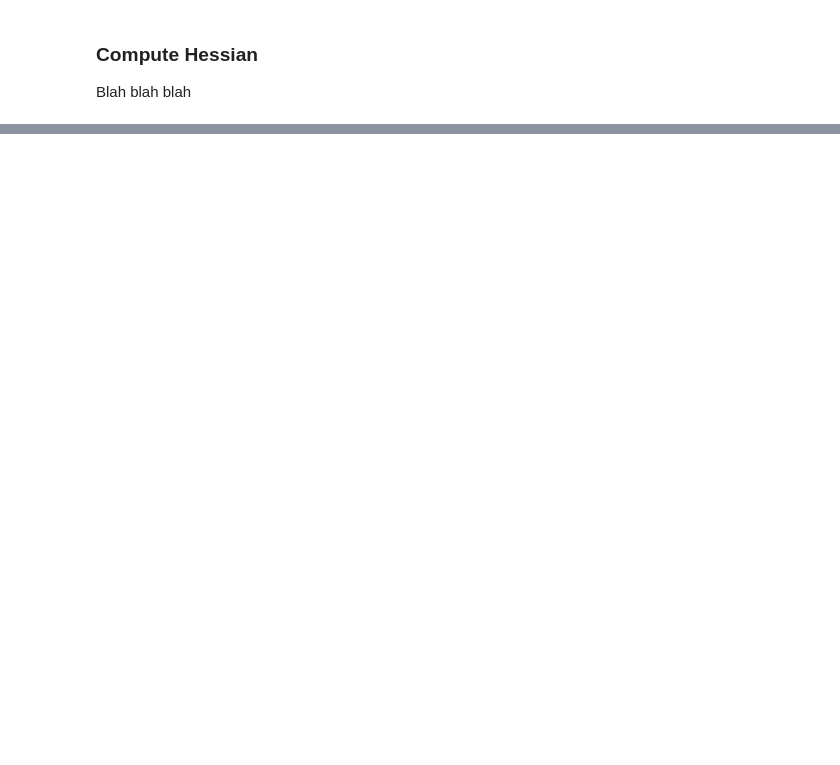
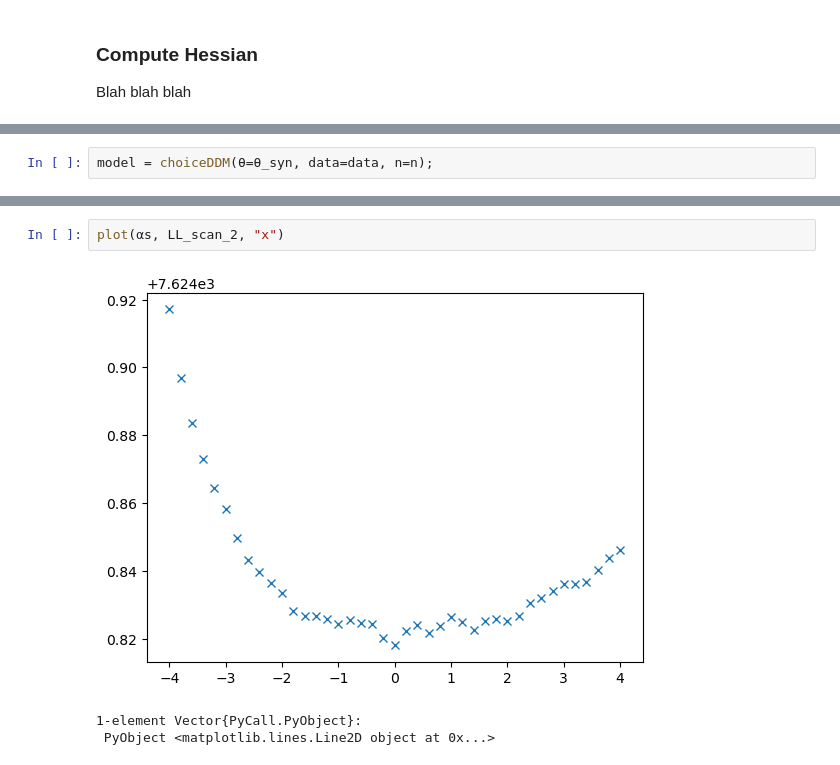
Before and after one commit to Brody-Lab/PulseInputDDM.jl, a Jupyter notebook: examples/choice model/recover_choice_model_converge.ipynb, the cells around one changed output, grey strips where cells are left out. Cells and saved outputs as stored; diff of their text form; blank space fills up the shorter version.

```diff
--- a/examples/choice model/recover_choice_model_converge.ipynb
+++ b/examples/choice model/recover_choice_model_converge.ipynb
@@ -110,0 +221,2 @@ hcat(collect(Flatten.flatten(model.θ)), collect(Flatten.flatten(θ_syn)))
+# %%
+model = choiceDDM(θ=θ_syn, data=data, n=n);
@@ -110,0 +341,6 @@ hcat(collect(Flatten.flatten(model.θ)), collect(Flatten.flatten(θ_syn)))
+# %%
+plot(αs, LL_scan_2, "x")
+# %% [output]
+[figure, added]
+1-element Vector{PyCall.PyObject}:
+ PyObject <matplotlib.lines.Line2D object at 0x...>
```
Also changed, not shown: parts of 34 cells of this notebook, 2 other files.
